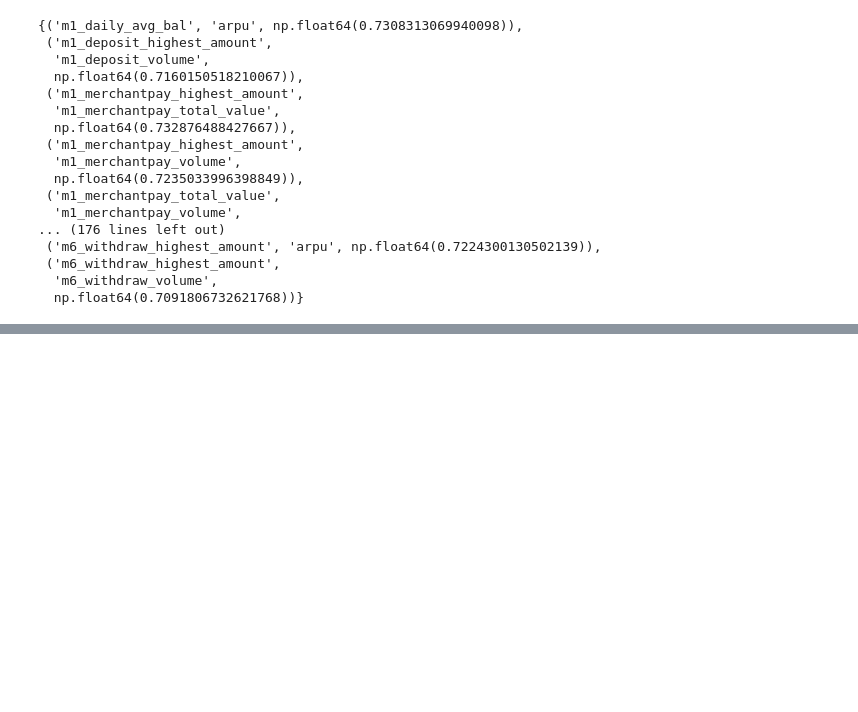
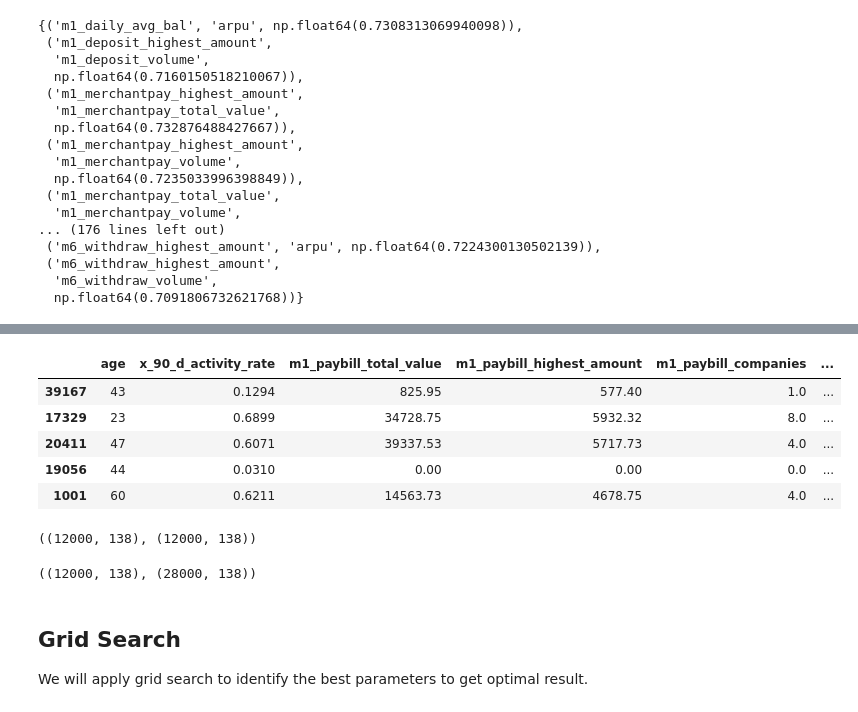
Before and after one commit to Udeani4/Financial_Stress_Prediction, a Jupyter notebook: LinearRegression.ipynb, the cells around one changed output, grey strips where cells are left out. Saved outputs shown, nothing was run; the diff lists cells and outputs as text; code cells hidden in the pictures; blank space fills up the shorter version.

```diff
--- a/LinearRegression.ipynb
+++ b/LinearRegression.ipynb
@@ -318,0 +383,4 @@ These are the collinear pairs.
+# %%
+## convert to list
+features_to_drop=list(to_drop)
+features_to_drop
@@ -318,0 +405,22 @@ These are the collinear pairs.
+# %%
+X_train_ohe_adj=X_train_ohe.drop(columns=features_to_drop)
+X_train_ohe_adj.head()
+# %% [output]
+|  | age | x_90_d_activity_rate | m1_paybill_total_value | m1_paybill_highest_amount | m1_paybill_companies | ... |
+| 39167 | 43 | 0.1294 | 825.95 | 577.40 | 1.0 | ... |
+| 17329 | 23 | 0.6899 | 34728.75 | 5932.32 | 8.0 | ... |
+| 20411 | 47 | 0.6071 | 39337.53 | 5717.73 | 4.0 | ... |
+| 19056 | 44 | 0.0310 | 0.00 | 0.00 | 0.0 | ... |
+| 1001 | 60 | 0.6211 | 14563.73 | 4678.75 | 4.0 | ... |
+# %%
+X_val_ohe_adj=X_val_ohe.drop(columns=features_to_drop)
+# %% [output]
+((12000, 138), (12000, 138))
+# %%
+X_val_ohe_adj.shape, X_train_ohe_adj.shape
+# %% [output]
+((12000, 138), (28000, 138))
+# %% [markdown]
+## Grid Search
+
+We will apply grid search to identify the best parameters to get optimal result.
```
Also changed, not shown: parts of 11 cells of this notebook, 1 other file.
